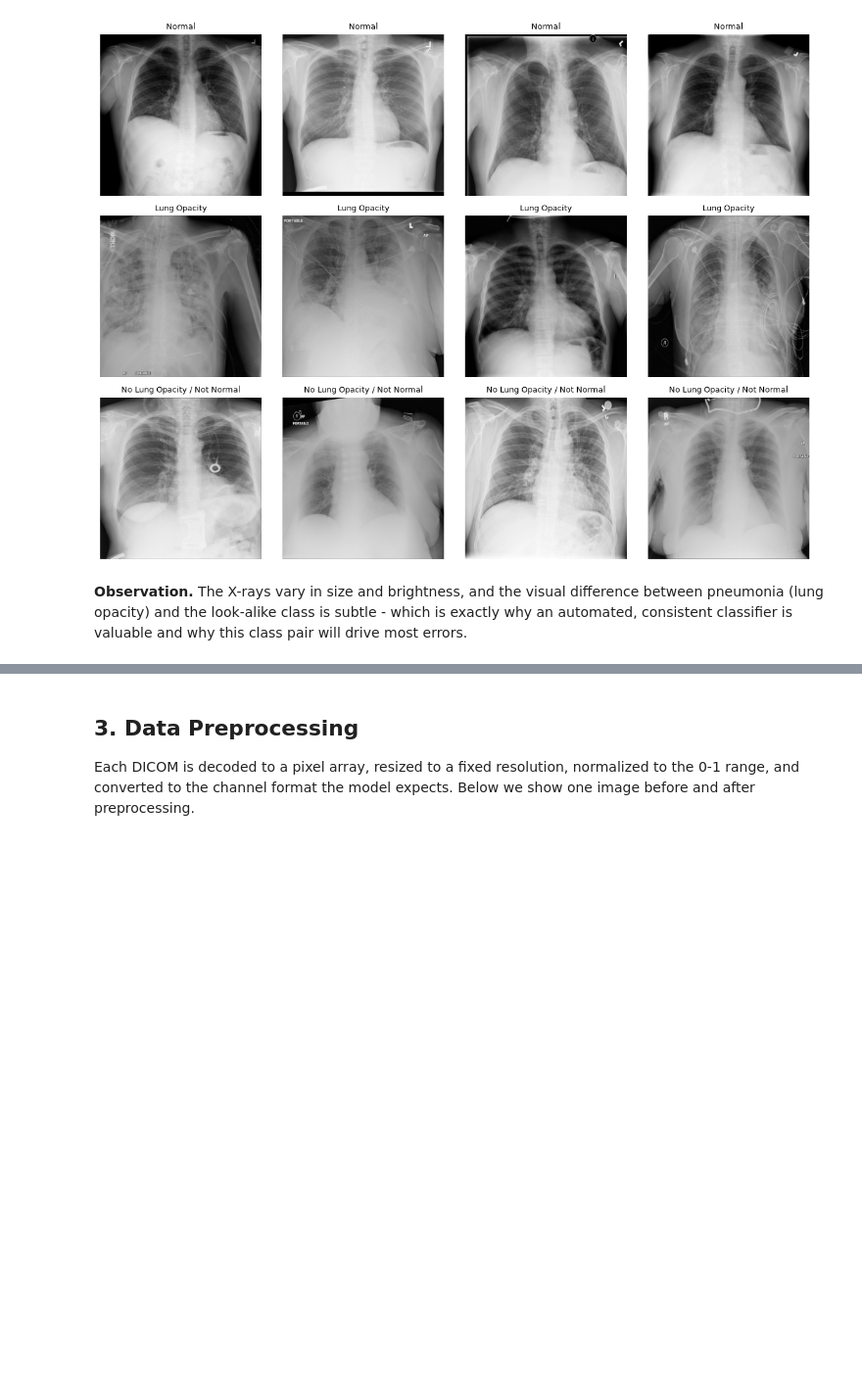
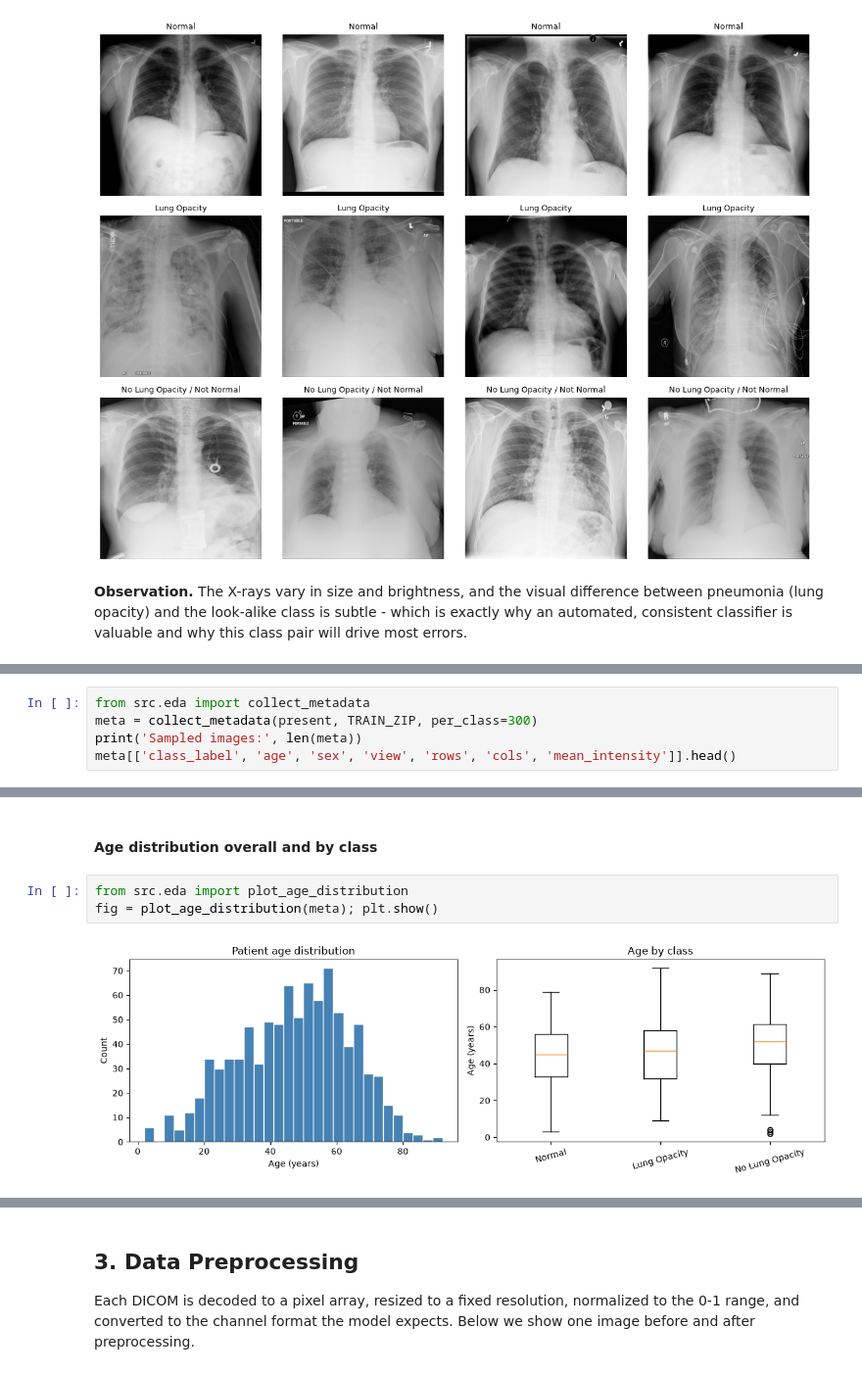
Before and after one commit to satyasarthak/pneumonia-detection, a Jupyter notebook: interim_submission.ipynb, the cells around one changed output, grey strips where cells are left out. Shown at 98% size. Cells and saved outputs as stored; diff of their text form; blank space fills up the shorter version.

```diff
--- a/interim_submission.ipynb
+++ b/interim_submission.ipynb
@@ -118,0 +131,5 @@ plt.tight_layout(); plt.show()
+# %%
+from src.eda import collect_metadata
+meta = collect_metadata(present, TRAIN_ZIP, per_class=300)
+print('Sampled images:', len(meta))
+meta[['class_label', 'age', 'sex', 'view', 'rows', 'cols', 'mean_intensity']].head()
@@ -118,0 +153,7 @@ plt.tight_layout(); plt.show()
+# %% [markdown]
+#### Age distribution overall and by class
+# %%
+from src.eda import plot_age_distribution
+fig = plot_age_distribution(meta); plt.show()
+# %% [output]
+[figure, added]
```
Also changed, not shown: parts of 22 cells of this notebook, 14 other files.
